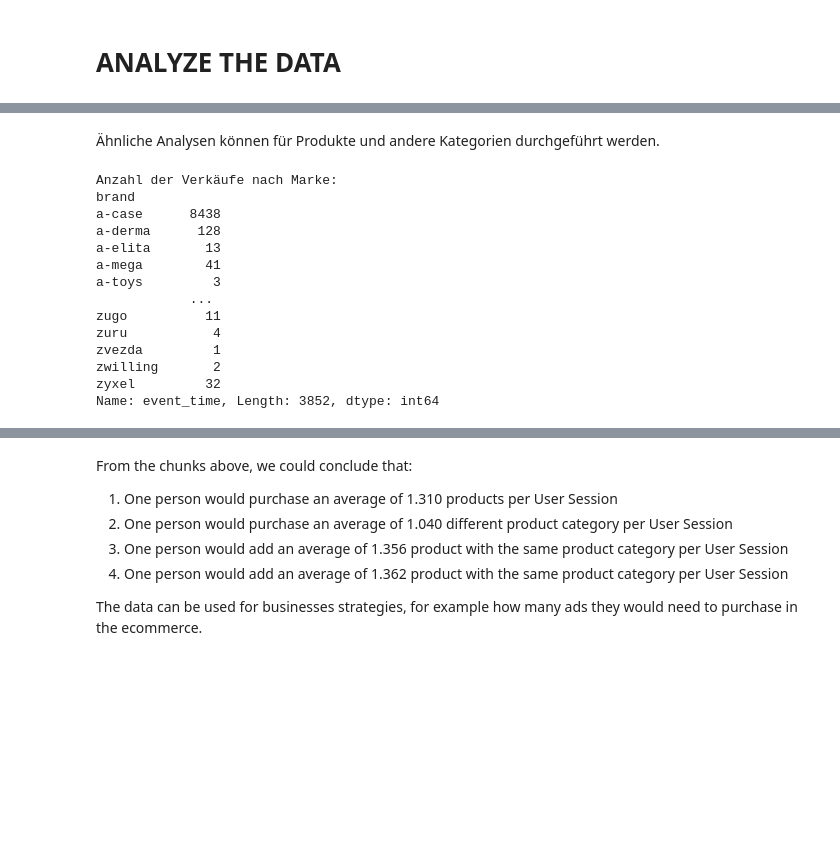
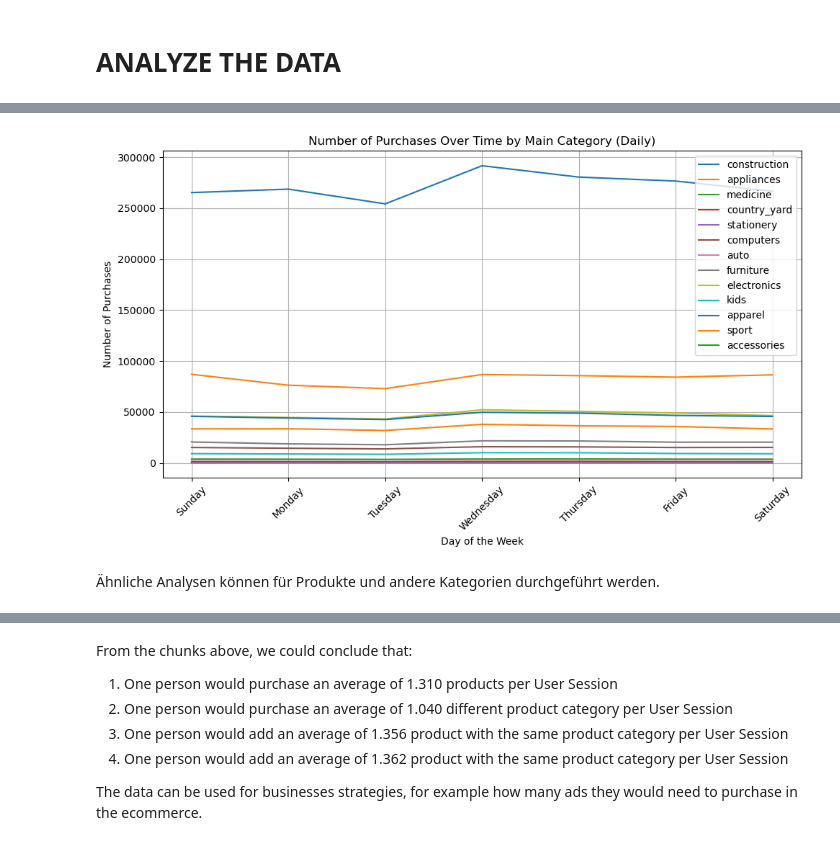
Before and after one commit to Vae2002/BigDataGroup5, a Jupyter notebook: data_analysis.ipynb, the cells around one changed output, grey strips where cells are left out. Cells and saved outputs as stored; diff of their text form; code cells hidden in the pictures; blank space fills up the shorter version.

Commit message:
newest data analysis

```diff
--- a/data_analysis.ipynb
+++ b/data_analysis.ipynb
@@ -468,0 +401,9 @@ history.show()
+# %%
+# SQL query to select all data from the Delta table
+sql_query = "SELECT * FROM delta_table"
+
+# Execute the SQL query and load the data into a DataFrame
+combined_df_clean = spark.sql(sql_query)
+
+# Show the first few rows of the DataFrame
+combined_df_clean.show()
@@ -762,21 +620,41 @@ Durchschnittlicher Zeitpunkt für den Verkauf: 2020-03-15 23:35:02.069411328+00:
+# %%
+# Aggregate data by day of the week and main_category, and count purchases
+daily_purchases = combined_df_clean \
+    .filter(combined_df_clean['event_type'] == 'purchase') \
+    .groupBy(dayofweek('event_time').alias('weekday'), 'main_category') \
+    .count() \
+    .orderBy('weekday')
+
+# Collect data for plotting
+plot_data = daily_purchases.collect()
+
+# Plotting with Matplotlib
+plt.figure(figsize=(10, 6))
+
+# Mapping weekdays to their names
+weekday_names = {
+    1: 'Sunday',
+    2: 'Monday',
+    3: 'Tuesday',
+    4: 'Wednesday',
+    5: 'Thursday',
+    6: 'Friday',
+    7: 'Saturday'
+}
+
+for category in set([row['main_category'] for row in plot_data]):
+    category_data = [row for row in plot_data if row['main_category'] == category]
+    plt.plot([weekday_names[row['weekday']] for row in category_data], [row['count'] for row in category_data], label=category)
+
+plt.xlabel('Day of the Week')
+plt.ylabel('Number of Purchases')
+plt.title('Number of Purchases Over Time by Main Category (Daily)')
+plt.legend()
+plt.grid(True)
+plt.xticks(rotation=45)
+plt.tight_layout()
+plt.show()
+# %% [output]
+[figure, added]
 # %% [markdown]
 Ähnliche Analysen können für Produkte und andere Kategorien durchgeführt werden.
-# %%
-sales_by_brand = data.groupby(['brand'])['event_time'].count()
-print('Anzahl der Verkäufe nach Marke:')
-print(sales_by_brand)
-# %% [output]
-Anzahl der Verkäufe nach Marke:
-brand
-a-case      8438
-a-derma      128
-a-elita       13
-a-mega        41
-a-toys         3
-            ...
-zugo          11
-zuru           4
-zvezda         1
-zwilling       2
-zyxel         32
-Name: event_time, Length: 3852, dtype: int64
```
Also changed, not shown: parts of 58 cells of this notebook.
